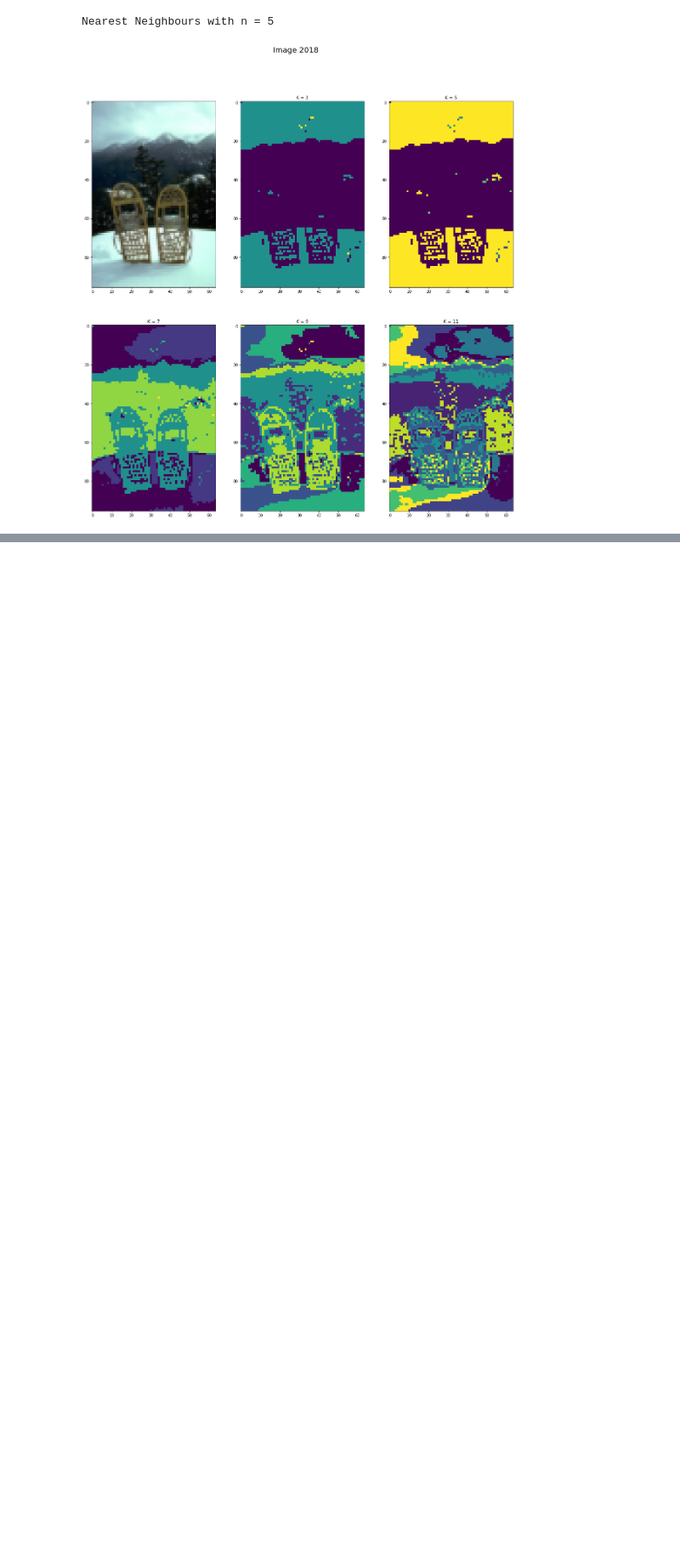
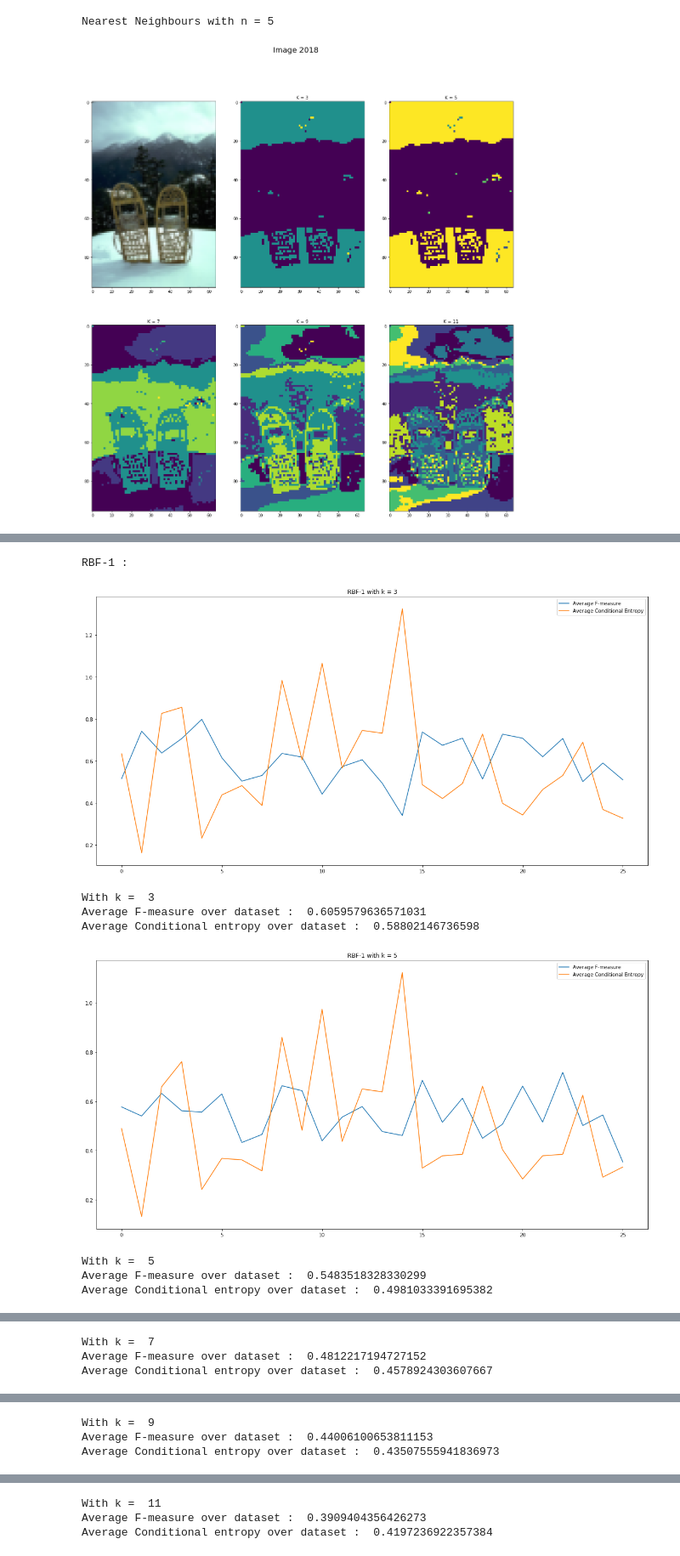
Before and after one commit to AmrMohamedNasr/Image-Segmentation, a Jupyter notebook: image_segmentation.ipynb, the cells around one changed output, grey strips where cells are left out. Shown at 85% size. Drawn from its saved outputs; the diff is of its cells as text; code cells hidden in the pictures; blank space fills up the shorter version.

```diff
--- a/image_segmentation.ipynb
+++ b/image_segmentation.ipynb
@@ -304,0 +375,12 @@ def calculate_measures_k(gt_data, k_results, names, index, k_param):
+# %%
+print_stats('RBF-1', rbf1_af, rbf1_ac, k_param)
+# %% [output]
+RBF-1 :
+[figure, added]
+With k =  3
+Average F-measure over dataset :  0.6059579636571031
+Average Conditional entropy over dataset :  0.58802146736598
+[figure, added]
+With k =  5
+Average F-measure over dataset :  0.5483518328330299
+Average Conditional entropy over dataset :  0.4981033391695382
@@ -304,0 +388,3 @@ def calculate_measures_k(gt_data, k_results, names, index, k_param):
+With k =  7
+Average F-measure over dataset :  0.4812217194727152
+Average Conditional entropy over dataset :  0.4578924303607667
@@ -304,0 +392,3 @@ def calculate_measures_k(gt_data, k_results, names, index, k_param):
+With k =  9
+Average F-measure over dataset :  0.44006100653811153
+Average Conditional entropy over dataset :  0.43507555941836973
@@ -304,0 +396,3 @@ def calculate_measures_k(gt_data, k_results, names, index, k_param):
+With k =  11
+Average F-measure over dataset :  0.3909404356426273
+Average Conditional entropy over dataset :  0.4197236922357384
```
Also changed, not shown: parts of 13 cells of this notebook, 1 other file.
